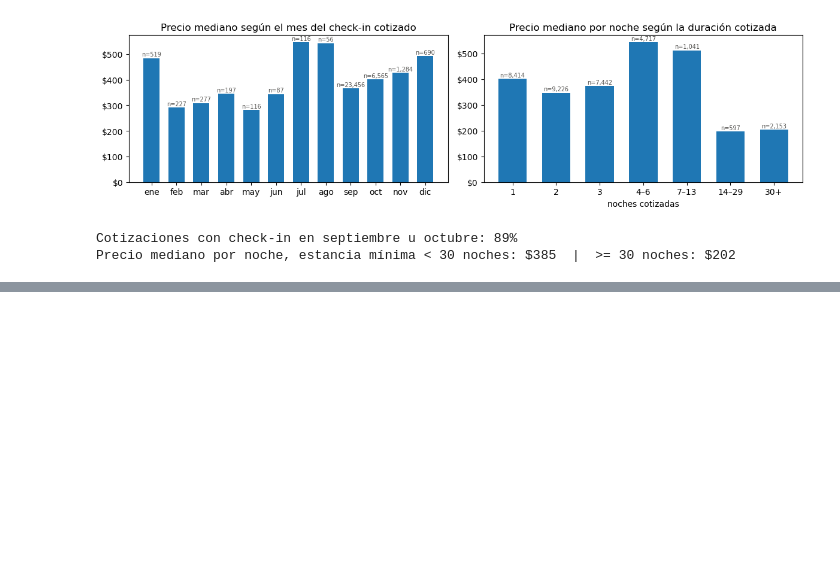
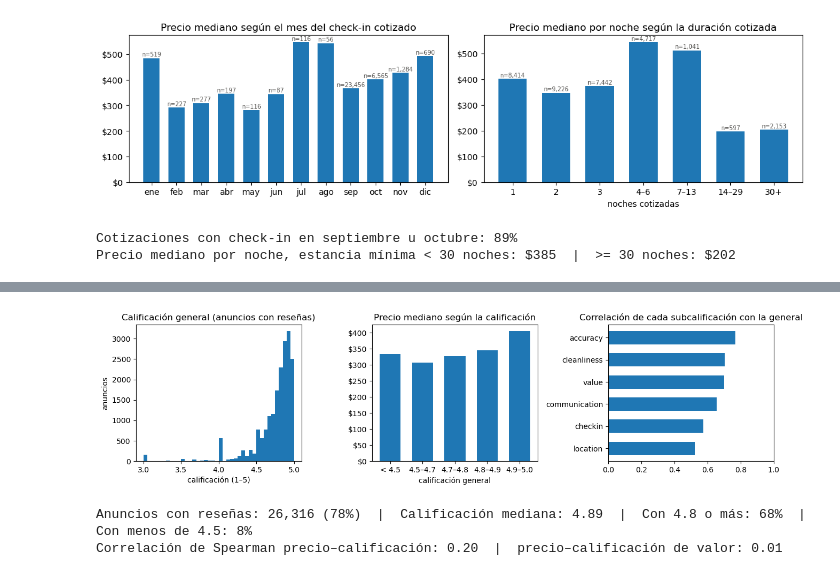
Before and after one commit to Jhonatanclavijo/Reto-Global-Classroom-Anal-tica-de-Airbnb---Hawai, a Jupyter notebook: Analisis exploratorio.ipynb, the cells around one changed output, grey strips where cells are left out. Saved outputs shown, nothing was run; the diff lists cells and outputs as text; code cells hidden in the pictures; blank space fills up the shorter version.

```diff
--- a/Analisis exploratorio.ipynb
+++ b/Analisis exploratorio.ipynb
@@ -378,0 +405,27 @@ Precio mediano por noche, estancia mínima < 30 noches: $385  |  >= 30 noches: $
+# %%
+res = df[df["has_reviews"] == 1]
+fig, axes = plt.subplots(1, 3, figsize=(13, 3.5))
+axes[0].hist(res["review_scores_rating"], bins=np.arange(3, 5.025, 0.05))
+axes[0].set_title("Calificación general (anuncios con reseñas)"); axes[0].set_xlabel("calificación (1–5)"); axes[0].set_ylabel("anuncios")
+
+g = res.groupby("rating_band", observed=True)["price"].median()
+axes[1].bar(g.index.astype(str), g.values, width=0.65)
+axes[1].yaxis.set_major_formatter(usd); axes[1].grid(axis="x", visible=False)
+axes[1].set_xlabel("calificación general"); axes[1].set_title("Precio mediano según la calificación")
+
+sub = ["review_scores_accuracy", "review_scores_cleanliness", "review_scores_checkin", "review_scores_communication",
+       "review_scores_location", "review_scores_value"]
+corr_sub = res[sub].corrwith(res["review_scores_rating"], method="spearman").sort_values()
+axes[2].barh(corr_sub.index.str.replace("review_scores_", ""), corr_sub.values, height=0.6)
+axes[2].set_xlim(0, 1); axes[2].grid(axis="y", visible=False)
+axes[2].set_title("Correlación de cada subcalificación con la general")
+plt.tight_layout()
+plt.show()
+print(f"Anuncios con reseñas: {len(res):,} ({len(res)/len(df):.0%})  |  Calificación mediana: {res['review_scores_rating'].median():.2f}  |  "
+      f"Con 4.8 o más: {(res['review_scores_rating'] >= 4.8).mean():.0%}  |  Con menos de 4.5: {(res['review_scores_rating'] < 4.5).mean():.0%}")
+print(f"Correlación de Spearman precio–calificación: {res['price'].corr(res['review_scores_rating'], method='spearman'):.2f}  |  "
+      f"precio–calificación de valor: {res['price'].corr(res['review_scores_value'], method='spearman'):.2f}")
+# %% [output]
+[figure, added]
+Anuncios con reseñas: 26,316 (78%)  |  Calificación mediana: 4.89  |  Con 4.8 o más: 68%  |  Con menos de 4.5: 8%
+Correlación de Spearman precio–calificación: 0.20  |  precio–calificación de valor: 0.01
```
Also changed, not shown: parts of 2 cells of this notebook.
